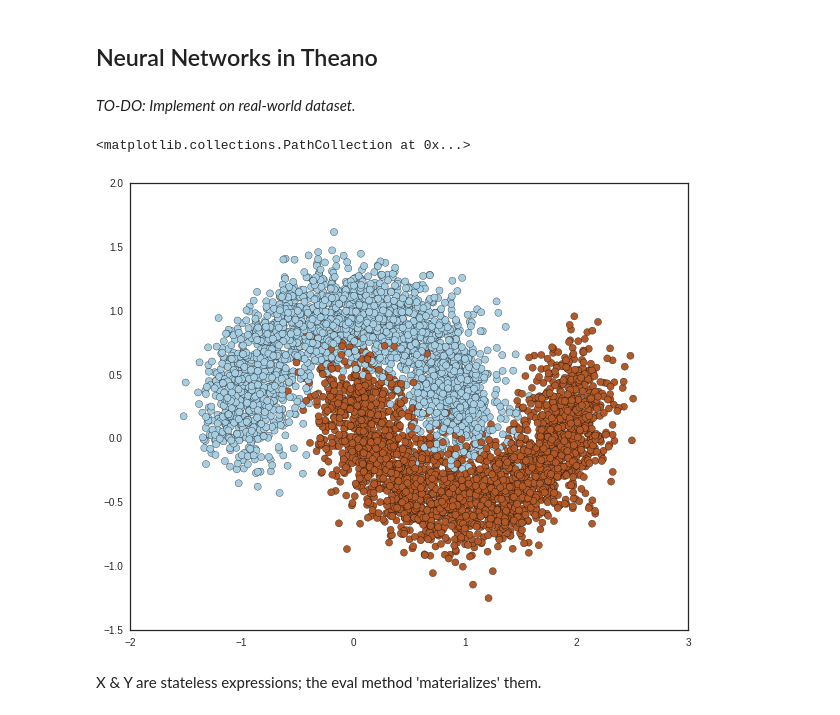
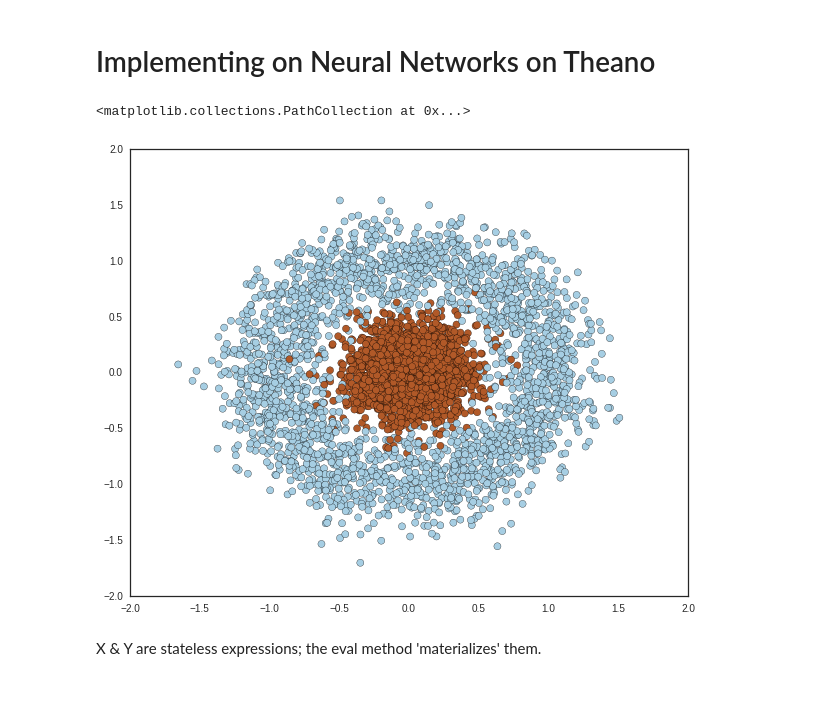
Before and after one commit to masta-g3/summer_networks, a Jupyter notebook: theano_networks.ipynb, the cells around one changed output. Drawn from its saved outputs; the diff is of its cells as text; code cells hidden in the pictures.

```diff
--- a/theano_networks.ipynb
+++ b/theano_networks.ipynb
@@ -1,7 +1,5 @@
 # %% [markdown]
-## Neural Networks in Theano
+# Implementing on Neural Networks on Theano
-# %% [markdown]
-*TO-DO: Implement on real-world dataset.*
 # %%
 import theano
 import theano.tensor as T
@@ -17,15 +15,15 @@ plt.rcParams['figure.figsize'] = (10.0, 8.0)
 sns.set_style("white")
 # %%
 ## Generate sample data.
-train_X, train_y = sklearn.datasets.make_moons(5000, noise=0.20)
+train_X, train_y =  sklearn.datasets.make_circles(5000, noise=0.20, factor=0.1)
 
 train_X = train_X.astype(np.float32)
 train_y = train_y.astype(np.int32)
 
 plt.scatter(train_X[:,0], train_X[:,1], s=50, c=train_y, cmap=plt.cm.Paired)
 # %% [output]
 <matplotlib.collections.PathCollection at 0x...>
-[figure, old version]
+[figure, new version]
 # %%
 def plot_decision_boundary(pred_func):
     ## Copy data.
```
Also changed, not shown: parts of 4 cells of this notebook, 5 other files.
